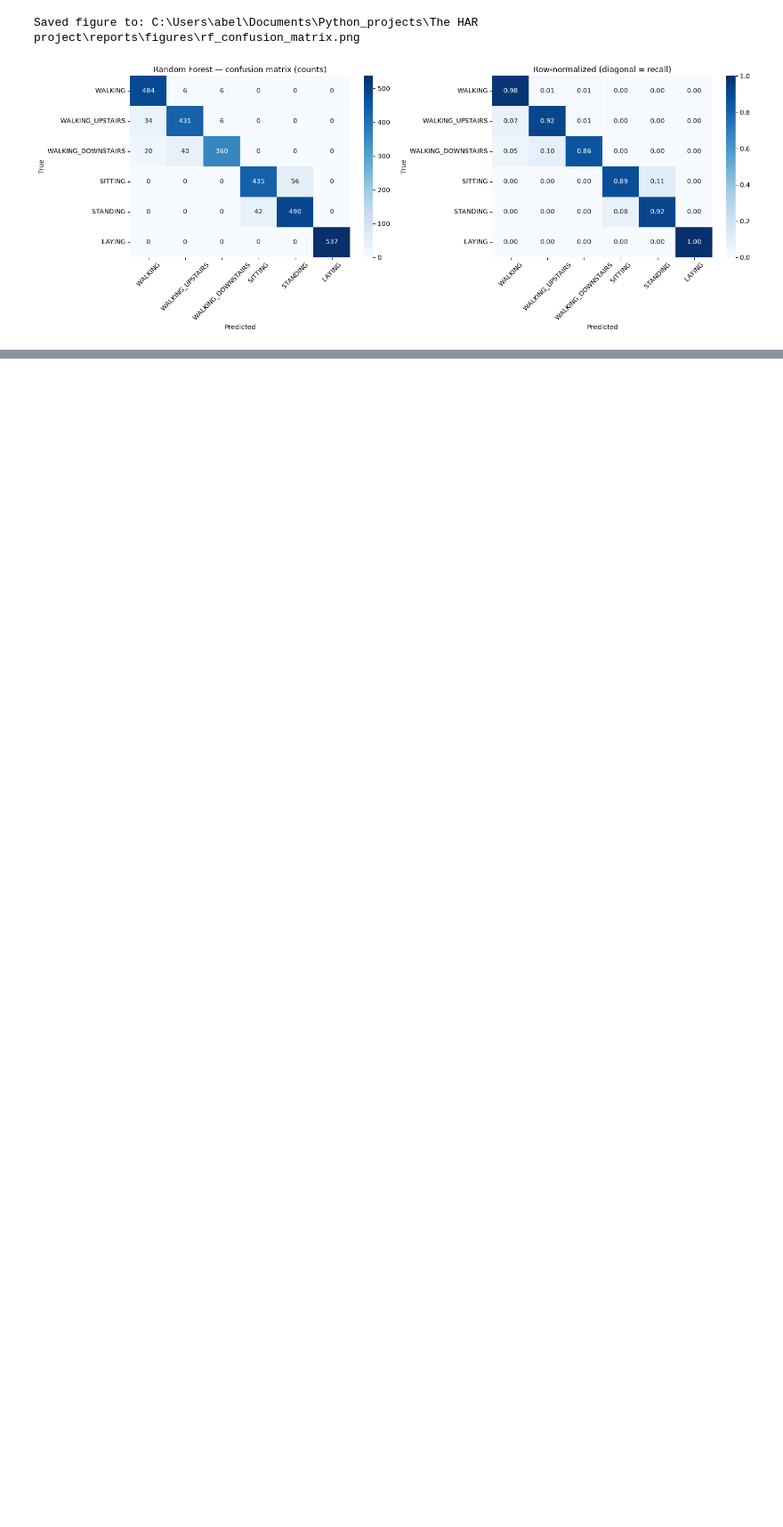
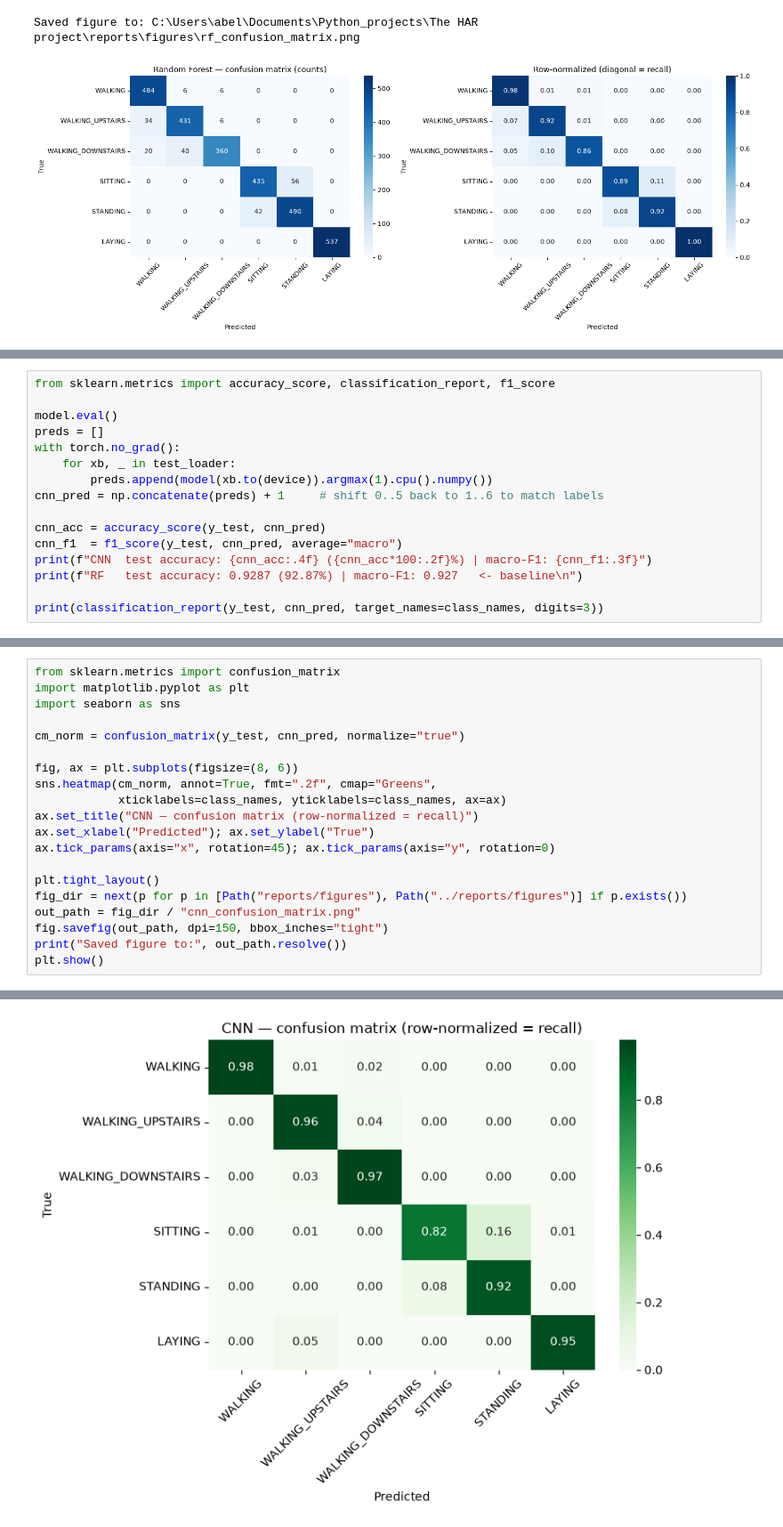
Before and after one commit to abelraphelp/har-activity-recognition, a Jupyter notebook: notebooks/02_modeling.ipynb, the cells around one changed output, grey strips where cells are left out. Shown at 89% size. Cells and saved outputs as stored; diff of their text form; blank space fills up the shorter version.

Commit message:
Phase 4b: 1-D CNN on raw signals - 93.35% acc, beats baseline; RF/CNN trade-off analysis

```diff
--- a/notebooks/02_modeling.ipynb
+++ b/notebooks/02_modeling.ipynb
@@ -103,0 +270,16 @@ Saved figure to: C:\Users\abel\Documents\Python_projects\The HAR project\reports
+# %%
+from sklearn.metrics import accuracy_score, classification_report, f1_score
+
+model.eval()
+preds = []
+with torch.no_grad():
+    for xb, _ in test_loader:
+        preds.append(model(xb.to(device)).argmax(1).cpu().numpy())
+cnn_pred = np.concatenate(preds) + 1     # shift 0..5 back to 1..6 to match labels
+
+cnn_acc = accuracy_score(y_test, cnn_pred)
+cnn_f1  = f1_score(y_test, cnn_pred, average="macro")
+print(f"CNN  test accuracy: {cnn_acc:.4f} ({cnn_acc*100:.2f}%) | macro-F1: {cnn_f1:.3f}")
+print(f"RF   test accuracy: 0.9287 (92.87%) | macro-F1: 0.927   <- baseline\n")
+
+print(classification_report(y_test, cnn_pred, target_names=class_names, digits=3))
@@ -103,0 +302,21 @@ Saved figure to: C:\Users\abel\Documents\Python_projects\The HAR project\reports
+# %%
+from sklearn.metrics import confusion_matrix
+import matplotlib.pyplot as plt
+import seaborn as sns
+
+cm_norm = confusion_matrix(y_test, cnn_pred, normalize="true")
+
+fig, ax = plt.subplots(figsize=(8, 6))
+sns.heatmap(cm_norm, annot=True, fmt=".2f", cmap="Greens",
+            xticklabels=class_names, yticklabels=class_names, ax=ax)
+ax.set_title("CNN — confusion matrix (row-normalized = recall)")
+ax.set_xlabel("Predicted"); ax.set_ylabel("True")
+ax.tick_params(axis="x", rotation=45); ax.tick_params(axis="y", rotation=0)
+
+plt.tight_layout()
+fig_dir = next(p for p in [Path("reports/figures"), Path("../reports/figures")] if p.exists())
+out_path = fig_dir / "cnn_confusion_matrix.png"
+fig.savefig(out_path, dpi=150, bbox_inches="tight")
+print("Saved figure to:", out_path.resolve())
+plt.show()
+# %% [output]
@@ -103,0 +324 @@ Saved figure to: C:\Users\abel\Documents\Python_projects\The HAR project\reports
+[figure, added]
```
Also changed, not shown: parts of 5 cells of this notebook, 4 other files.
